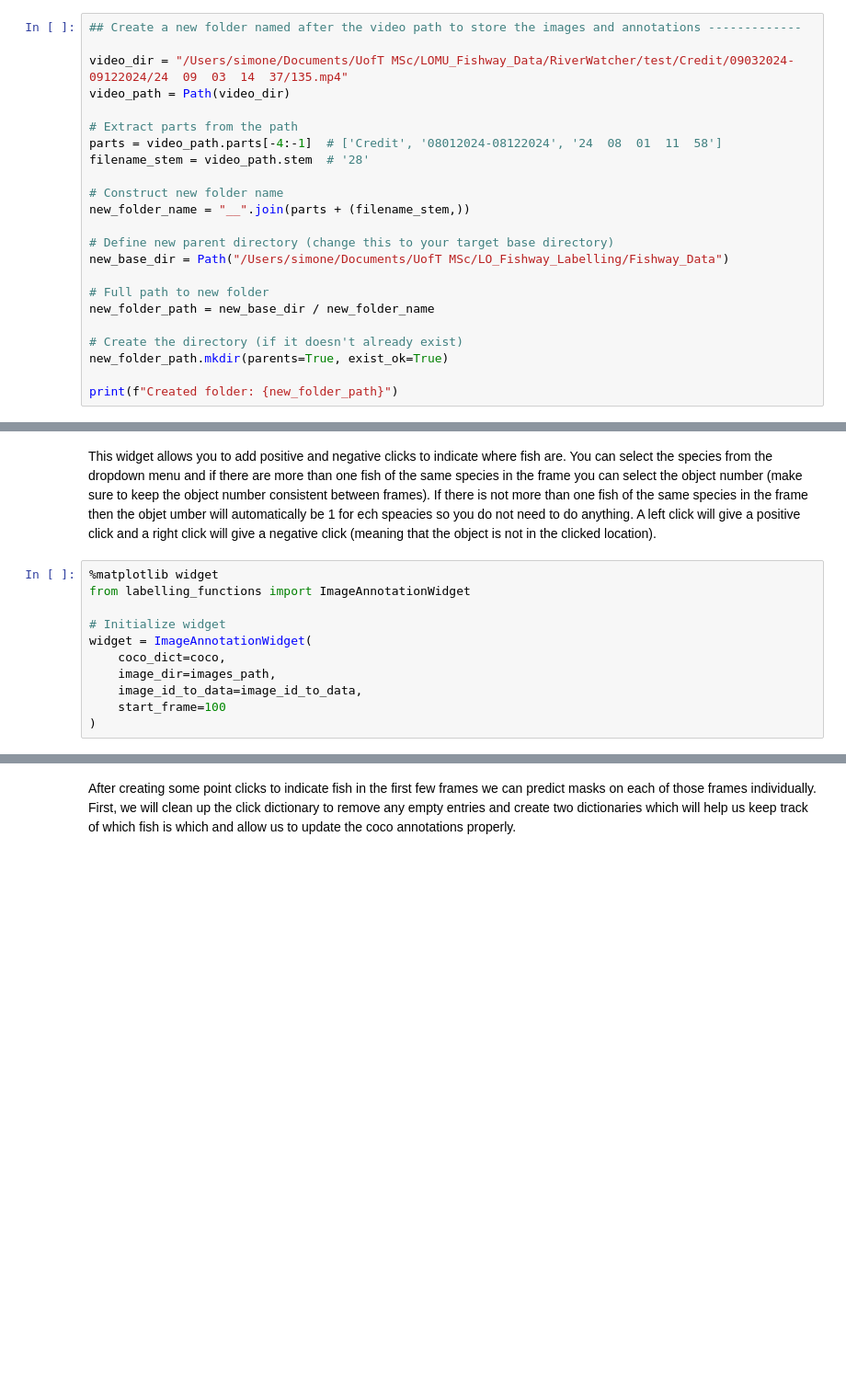
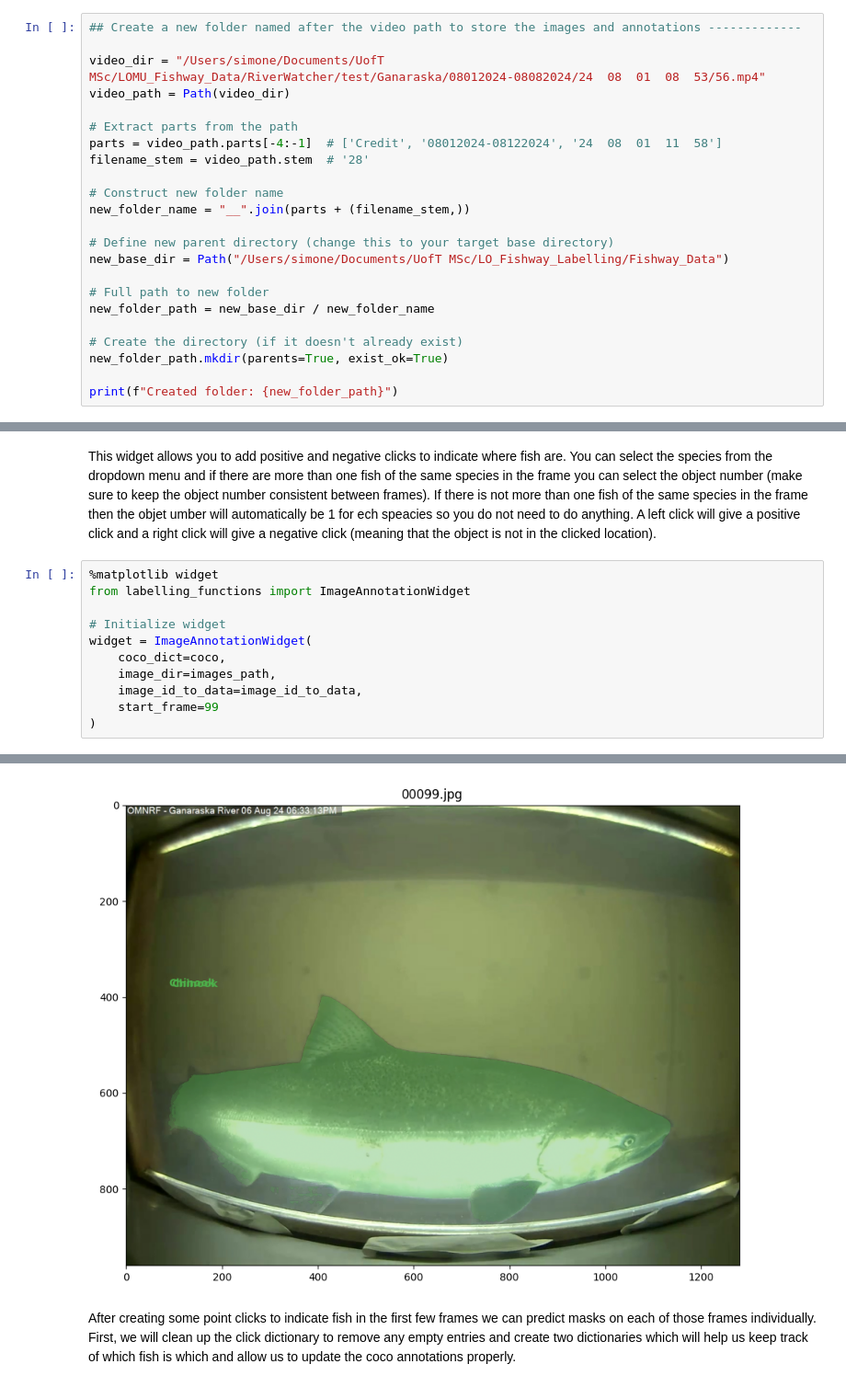
Before and after one commit to simonecollier/LO_Fishway_Labelling, a Jupyter notebook: LO_propagate_masks.ipynb, the cells around one changed output, grey strips where cells are left out. Shown at 92% size. Cells and saved outputs as stored; diff of their text form; blank space fills up the shorter version.

```diff
--- a/LO_propagate_masks.ipynb
+++ b/LO_propagate_masks.ipynb
@@ -44,7 +44,7 @@ The video_dir should be set to the video location. The rest of the folders and f
 # %%
 ## Create a new folder named after the video path to store the images and annotations -------------
 
-video_dir = "/Users/simone/Documents/UofT MSc/LOMU_Fishway_Data/RiverWatcher/test/Credit/09032024-09122024/24  09  03  14  37/135.mp4"
+video_dir = "/Users/simone/Documents/UofT MSc/LOMU_Fishway_Data/RiverWatcher/test/Ganaraska/08012024-08082024/24  08  01  08  53/56.mp4"
 video_path = Path(video_dir)
 
 # Extract parts from the path
@@ -166,16 +174,17 @@ This widget allows you to add positive and negative clicks to indicate where fis
 # %%
 %matplotlib widget
 from labelling_functions import ImageAnnotationWidget
 
 # Initialize widget
 widget = ImageAnnotationWidget(
     coco_dict=coco,
     image_dir=images_path,
     image_id_to_data=image_id_to_data,
-    start_frame=100
+    start_frame=99
 )
 # %% [output]
 VBox(children=(HBox(children=(Button(description='Previous Frame', style=ButtonStyle()), Button(description='N…
+[figure, added]
 # %% [markdown]
 After creating some point clicks to indicate fish in the first few frames we can predict masks on each of those frames individually. First, we will clean up the click dictionary to remove any empty entries and create two dictionaries which will help us keep track of which fish is which and allow us to update the coco annotations properly.
 # %%
```
Also changed, not shown: parts of 24 cells of this notebook.
